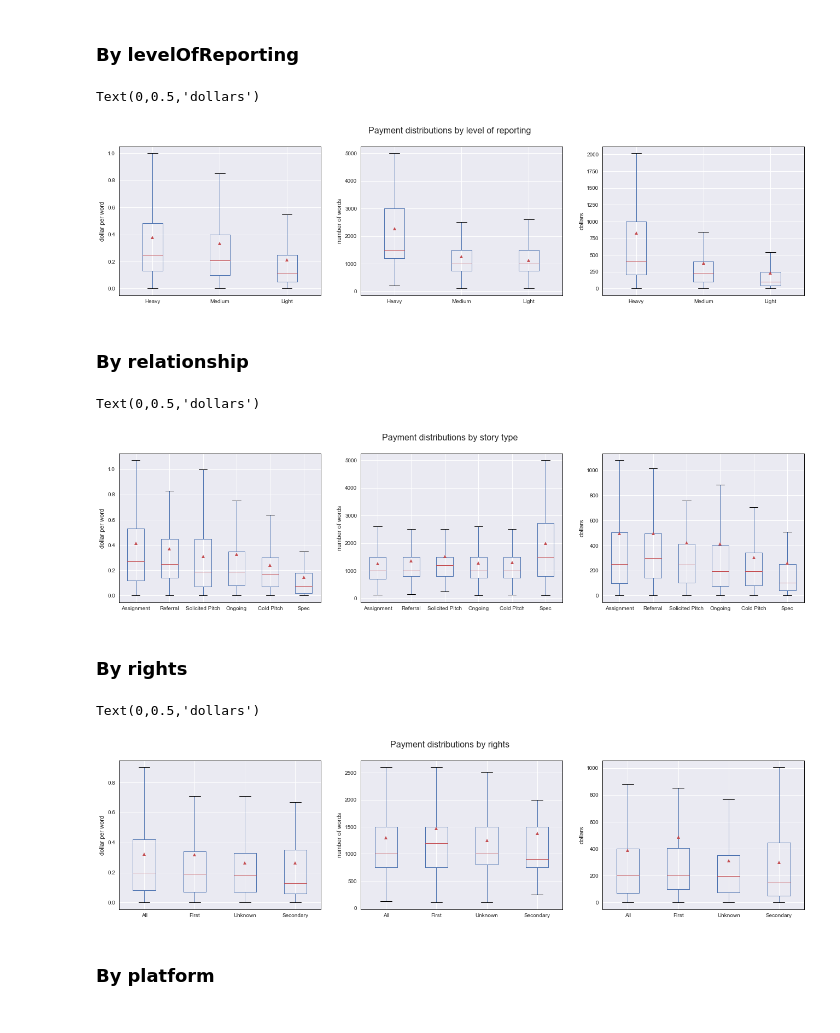
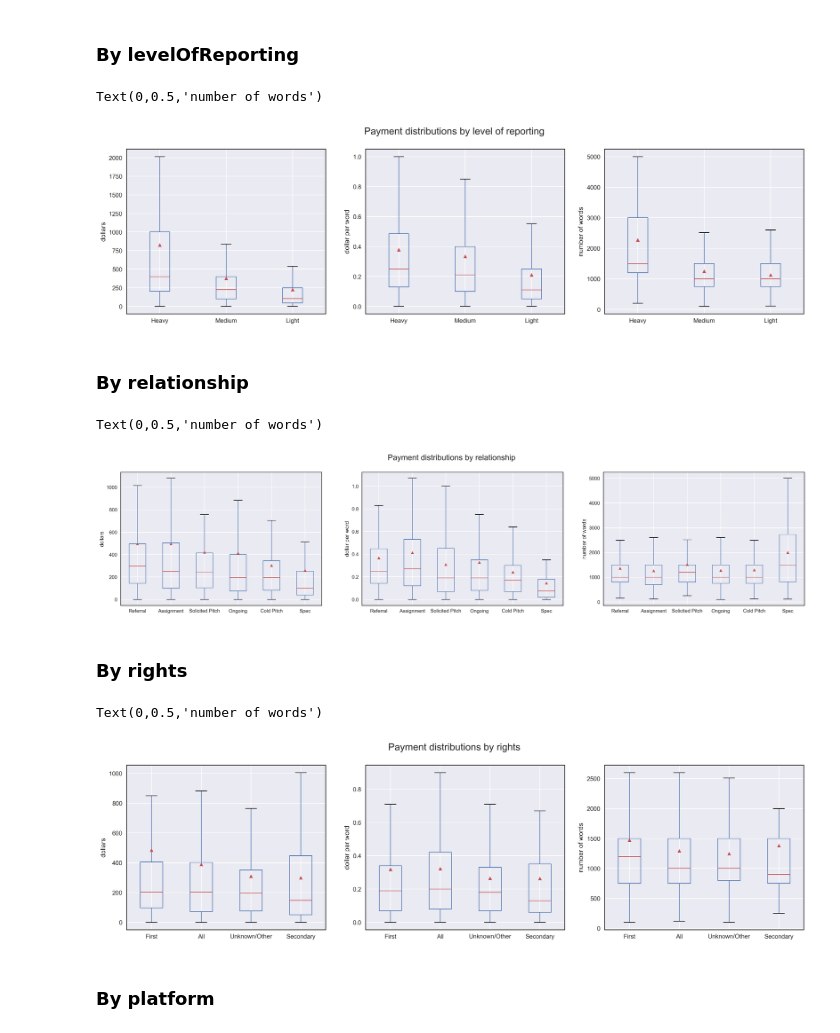
Before and after one commit to kmcelwee/WhoPaysWriters, a Jupyter notebook: Explore_Data.ipynb, the cells around one changed output. Drawn from its saved outputs; the diff is of its cells as text; code cells hidden in the pictures.

```diff
--- a/Explore_Data.ipynb
+++ b/Explore_Data.ipynb
@@ -7,8 +7,11 @@ import matplotlib.pyplot as plt
 from matplotlib.colors import ListedColormap
 import seaborn as sns
 import warnings
+% matplotlib inline
+import matplotlib as mpl
+mpl.rcParams['figure.dpi']= 300
 
-% matplotlib inline
+
 plt.style.use('seaborn')
 plt.rcParams["axes.edgecolor"] = "black"
 plt.rcParams["axes.linewidth"] = 1
@@ -58,4 +94,4 @@ Text(0.5,0,'percent')
 # %%
-num = ['wordRate', 'wordCount', 'totalPaid']
+num = ['totalPaid', 'wordRate', 'wordCount']
 # %%
 fig, axes = plt.subplots(nrows=1, ncols=3, figsize = (20, 5))
@@ -146,32 +182,32 @@ Text(0,0.5,'dollars')
 # %%
 fig, axes = plt.subplots(nrows=1, ncols=3, figsize = (20, 5))
 for i, s in enumerate(num):
     boxplot_sorted(df, by='levelOfReporting', column=s, axe=axes[i])
     axes[i].set_title('')
 
 fig.suptitle('Payment distributions by level of reporting', fontsize=16)
-axes[0].set_ylabel('dollar per word')
-axes[1].set_ylabel('number of words')
-axes[2].set_ylabel('dollars')
+axes[0].set_ylabel('dollars')
+axes[1].set_ylabel('dollar per word')
+axes[2].set_ylabel('number of words')
 # %% [output]
-Text(0,0.5,'dollars')
+Text(0,0.5,'number of words')
-[figure, old version]
+[figure, new version]
 # %% [markdown]
 ### By relationship
 # %%
-fig, axes = plt.subplots(nrows=1, ncols=3, figsize = (20, 5))
+fig, axes = plt.subplots(nrows=1, ncols=3, figsize = (25, 5))
 ind = None
 for i, s in enumerate(num):
     ind = boxplot_sorted(df, by='relationship', column=s, axe=axes[i], med_ind=ind)
     axes[i].set_title('')
 
-fig.suptitle('Payment distributions by story type', fontsize=16)
-axes[0].set_ylabel('dollar per word')
-axes[1].set_ylabel('number of words')
-axes[2].set_ylabel('dollars')
+fig.suptitle('Payment distributions by relationship', fontsize=16)
+axes[0].set_ylabel('dollars')
+axes[1].set_ylabel('dollar per word')
+axes[2].set_ylabel('number of words')
 # %% [output]
-Text(0,0.5,'dollars')
+Text(0,0.5,'number of words')
-[figure, old version]
+[figure, new version]
 # %% [markdown]
 ### By rights
 # %%
@@ -182,12 +218,12 @@ for i, s in enumerate(num):
     axes[i].set_title('')
 
 fig.suptitle('Payment distributions by rights', fontsize=16)
-axes[0].set_ylabel('dollar per word')
-axes[1].set_ylabel('number of words')
-axes[2].set_ylabel('dollars')
+axes[0].set_ylabel('dollars')
+axes[1].set_ylabel('dollar per word')
+axes[2].set_ylabel('number of words')
 # %% [output]
-Text(0,0.5,'dollars')
+Text(0,0.5,'number of words')
-[figure, old version]
+[figure, new version]
 # %% [markdown]
 ### By platform
 # %%
```
Also changed, not shown: parts of 18 cells of this notebook, 2 other files.
